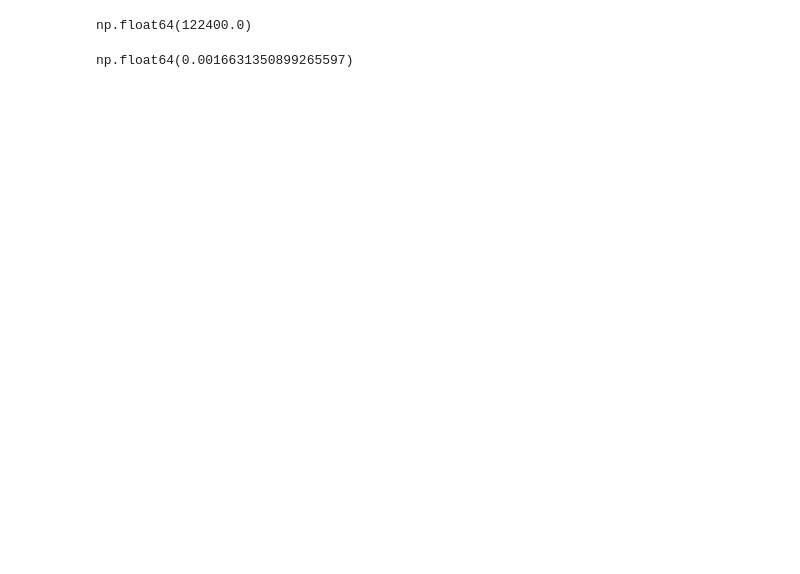
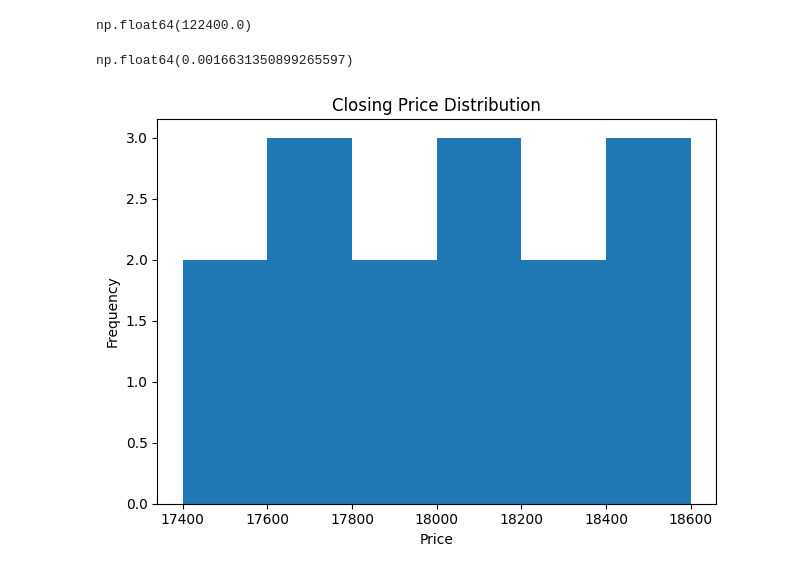
Before and after one commit to afouziya2004/stock-market-analysis-numpy, a Jupyter notebook: stock_analysis_numpy.ipynb, the cells around one changed output. Saved outputs shown, nothing was run; the diff lists cells and outputs as text; code cells hidden in the pictures; blank space fills up the shorter version.

```diff
--- a/stock_analysis_numpy.ipynb
+++ b/stock_analysis_numpy.ipynb
@@ -89,3 +93,16 @@ volatility = np.std(returns)
 volatility
 # %% [output]
 np.float64(0.0016631350899265597)
+# %%
+close_prices = stock_data[:, 3]
+plt.figure()
+plt.hist(close_prices, bins=6)
+plt.title("Closing Price Distribution")
+plt.xlabel("Price")
+plt.ylabel("Frequency")
+plt.tight_layout()
+
+plt.savefig("price_distribution.png")
+plt.show()
+# %% [output]
+[figure, added]
```
Also changed, not shown: parts of 3 cells of this notebook.
